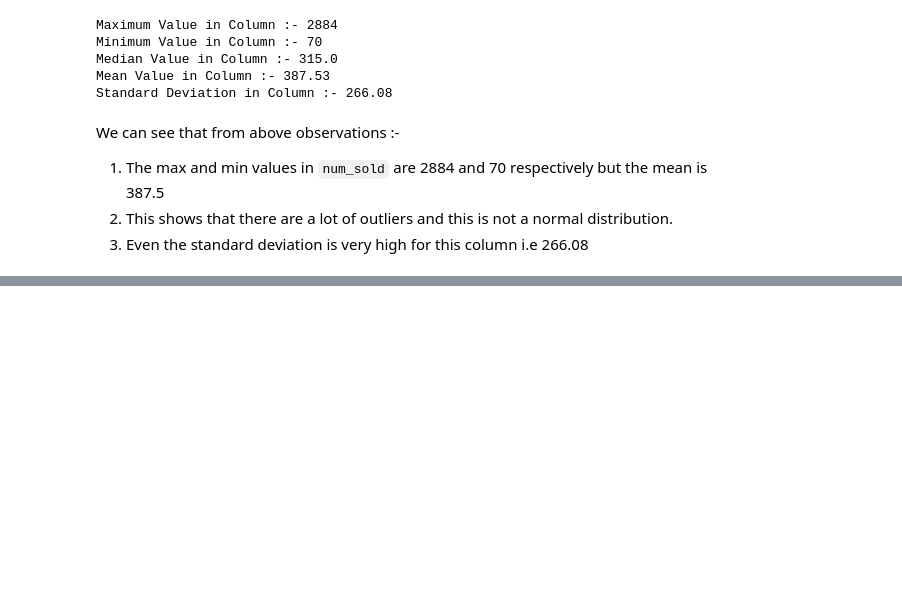
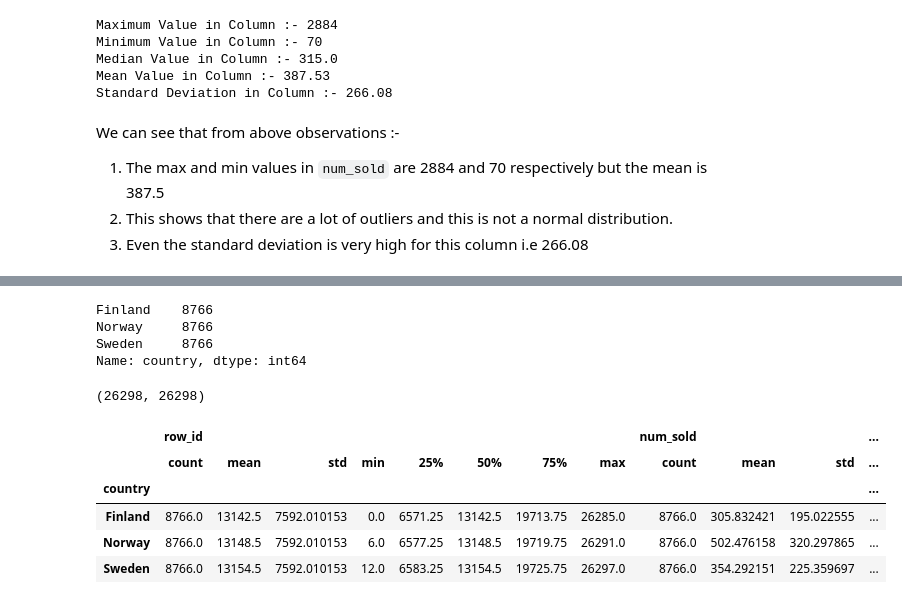
Before and after one commit to kshipra-jadav/Kaggle-Tabular-Playground-Series-Jan2022, a Jupyter notebook: first.ipynb, the cells around one changed output, grey strips where cells are left out. Drawn from its saved outputs; the diff is of its cells as text; code cells hidden in the pictures; blank space fills up the shorter version.

Commit message:
partially add country plotting

```diff
--- a/first.ipynb
+++ b/first.ipynb
@@ -202,0 +220,20 @@ We can see that from above observations :-
+# %%
+df_train['country'].value_counts()
+# %% [output]
+Finland    8766
+Norway     8766
+Sweden     8766
+Name: country, dtype: int64
+# %%
+8766 * 3, len(df_train)
+# %% [output]
+(26298, 26298)
+# %%
+df_train.groupby(by='country').describe()
+# %% [output]
+|  | row_id |  |  |  |  |  |  |  | num_sold |  |  | ... |
+|  | count | mean | std | min | 25% | 50% | 75% | max | count | mean | std | ... |
+| country |  |  |  |  |  |  |  |  |  |  |  | ... |
+| Finland | 8766.0 | 13142.5 | 7592.010153 | 0.0 | 6571.25 | 13142.5 | 19713.75 | 26285.0 | 8766.0 | 305.832421 | 195.022555 | ... |
+| Norway | 8766.0 | 13148.5 | 7592.010153 | 6.0 | 6577.25 | 13148.5 | 19719.75 | 26291.0 | 8766.0 | 502.476158 | 320.297865 | ... |
+| Sweden | 8766.0 | 13154.5 | 7592.010153 | 12.0 | 6583.25 | 13154.5 | 19725.75 | 26297.0 | 8766.0 | 354.292151 | 225.359697 | ... |
```
Also changed, not shown: parts of 5 cells of this notebook.
